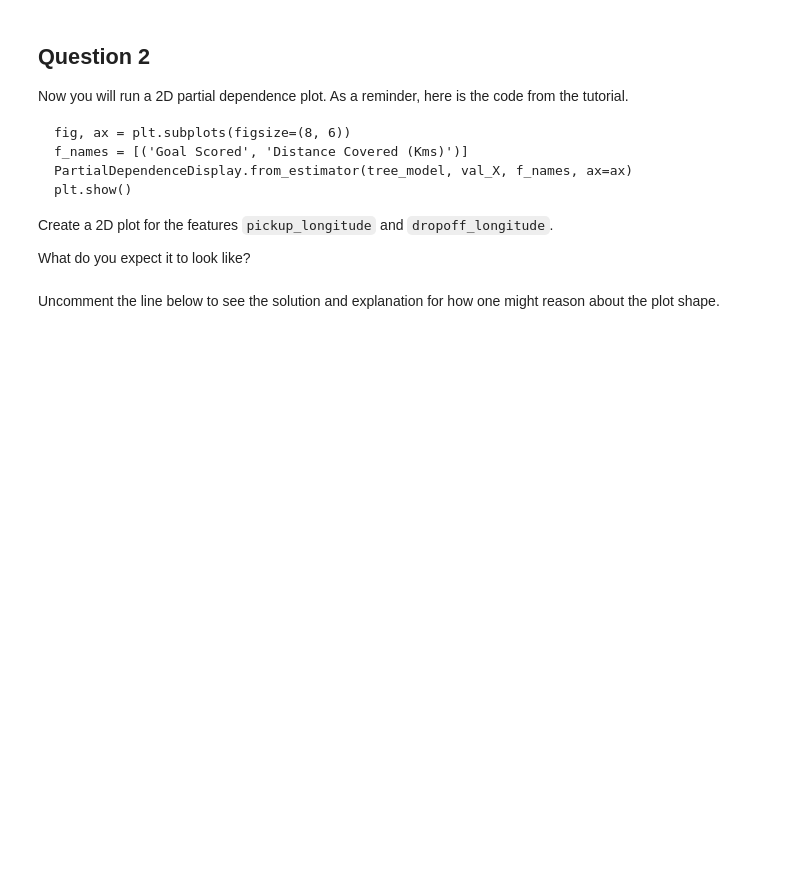
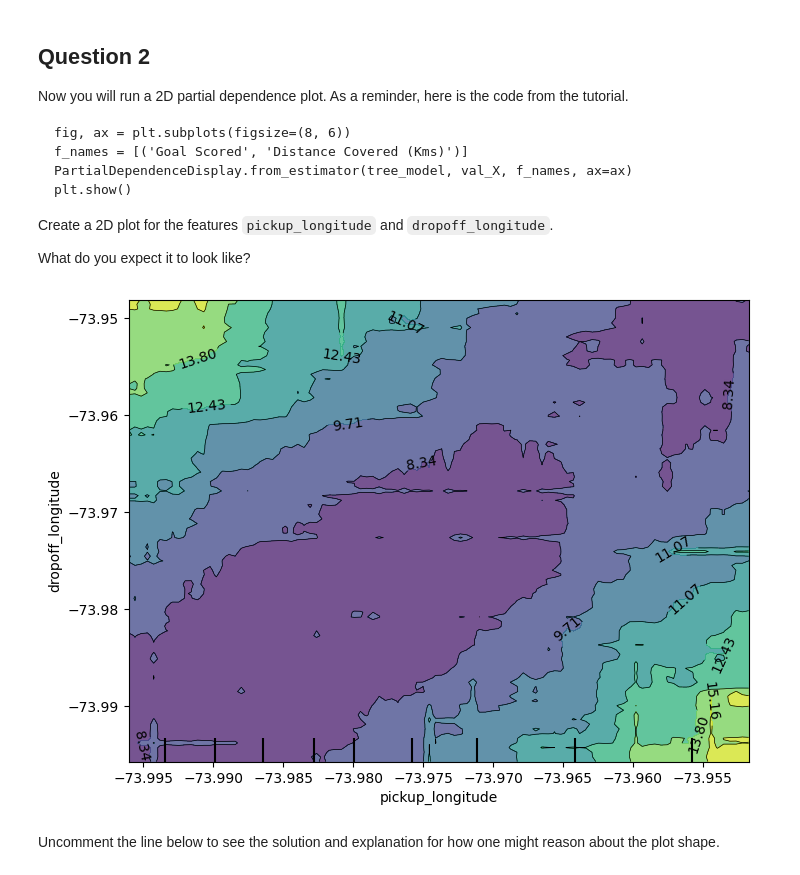
Before and after one commit to Muten-Roshi-Sama/MachineLearningLabs_4eiai40, a Jupyter notebook: AdvancedAILabs/3_Machine_Learning_Explainability/2_partial-dependence_plots/exercise-partial-plots.ipynb, the cells around one changed output. Cells and saved outputs as stored; diff of their text form; code cells hidden in the pictures; blank space fills up the shorter version.

```diff
--- a/AdvancedAILabs/3_Machine_Learning_Explainability/2_partial-dependence_plots/exercise-partial-plots.ipynb
+++ b/AdvancedAILabs/3_Machine_Learning_Explainability/2_partial-dependence_plots/exercise-partial-plots.ipynb
@@ -98,3 +135,13 @@ ____
+# %%
+
+# Add your code here
+fig, ax = plt.subplots(figsize=(8, 6))
+f_names = [('pickup_longitude', 'dropoff_longitude')]
+# Similar to previous PDP plot except we use tuple of features instead of single feature
+disp4 = PartialDependenceDisplay.from_estimator(first_model, val_X, f_names, ax=ax)
+plt.show()
+# %% [output]
+[figure, added]
 # %% [markdown]
 Uncomment the line below to see the solution and explanation for how one might reason about the plot shape.
 # %%
```
Also changed, not shown: parts of 13 cells of this notebook.
